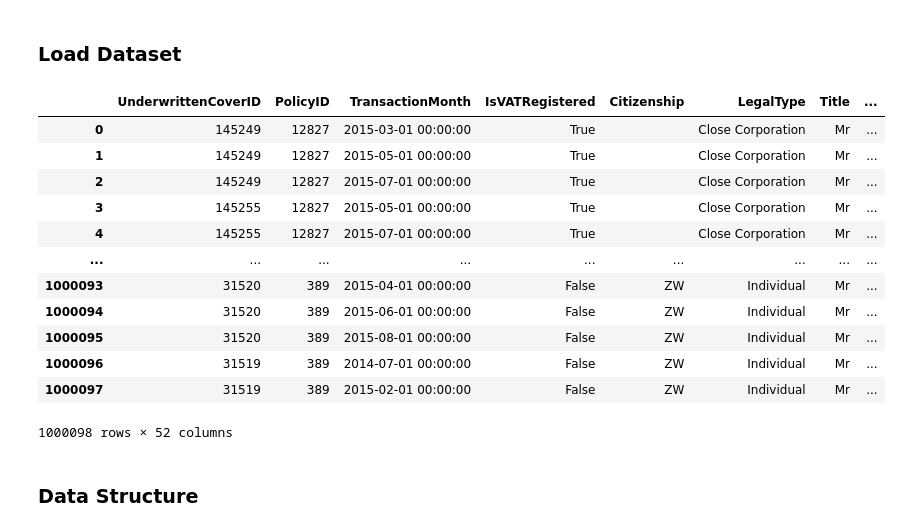
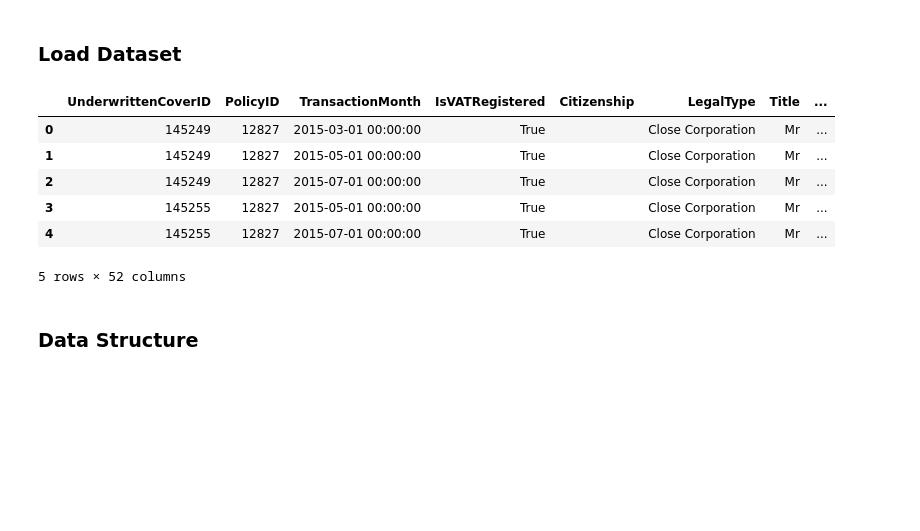
Before and after one commit to Daniel-Andarge/AiML_ACIS-insurance-solutions, a Jupyter notebook: notebooks/data-cleaning-preparation.ipynb, the cells around one changed output. Cells and saved outputs as stored; diff of their text form; code cells hidden in the pictures; blank space fills up the shorter version.

```diff
--- a/notebooks/data-cleaning-preparation.ipynb
+++ b/notebooks/data-cleaning-preparation.ipynb
@@ -55,21 +52,15 @@ path = os.path.join('..', 'local_storage', filename)
 # Load dataset
 insurance_raw = load_dataset(path)
 # %%
-display(insurance_raw)
+display(insurance_raw.head(5))
 # %% [output]
 |  | UnderwrittenCoverID | PolicyID | TransactionMonth | IsVATRegistered | Citizenship | LegalType | Title | ... |
 | 0 | 145249 | 12827 | 2015-03-01 00:00:00 | True |  | Close Corporation | Mr | ... |
 | 1 | 145249 | 12827 | 2015-05-01 00:00:00 | True |  | Close Corporation | Mr | ... |
 | 2 | 145249 | 12827 | 2015-07-01 00:00:00 | True |  | Close Corporation | Mr | ... |
 | 3 | 145255 | 12827 | 2015-05-01 00:00:00 | True |  | Close Corporation | Mr | ... |
 | 4 | 145255 | 12827 | 2015-07-01 00:00:00 | True |  | Close Corporation | Mr | ... |
-| ... | ... | ... | ... | ... | ... | ... | ... | ... |
-| 1000093 | 31520 | 389 | 2015-04-01 00:00:00 | False | ZW | Individual | Mr | ... |
-| 1000094 | 31520 | 389 | 2015-06-01 00:00:00 | False | ZW | Individual | Mr | ... |
-| 1000095 | 31520 | 389 | 2015-08-01 00:00:00 | False | ZW | Individual | Mr | ... |
-| 1000096 | 31519 | 389 | 2014-07-01 00:00:00 | False | ZW | Individual | Mr | ... |
-| 1000097 | 31519 | 389 | 2015-02-01 00:00:00 | False | ZW | Individual | Mr | ... |
-1000098 rows × 52 columns
+5 rows × 52 columns
 # %% [markdown]
 ### Data Structure
 # %%
```
Also changed, not shown: parts of 5 cells of this notebook, 8 other files.
